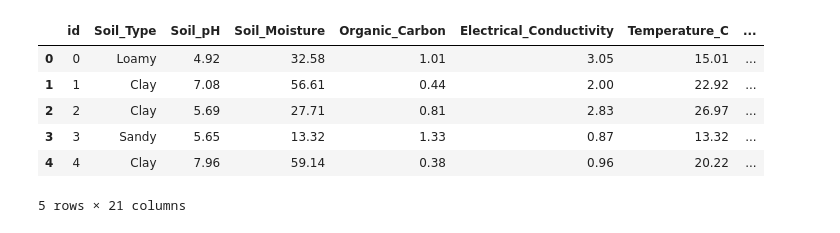
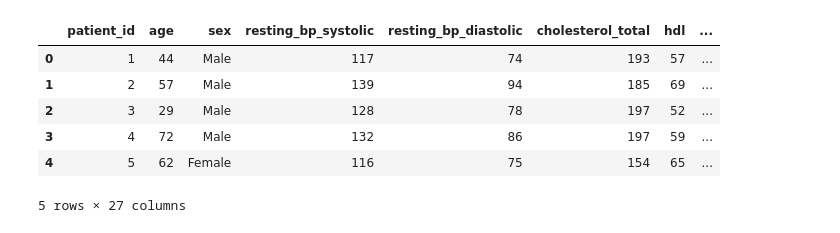
Before and after one commit to banti9021/KaggleNotebook, a Jupyter notebook: prediction-irrigation.ipynb, the cells around one changed output. Saved outputs shown, nothing was run; the diff lists cells and outputs as text; code cells hidden in the pictures.

Commit message:
Kaggle Notebook | HeartDiesese | Version 1

```diff
--- a/prediction-irrigation.ipynb
+++ b/prediction-irrigation.ipynb
@@ -41,10 +27,12 @@ test=pd.read_csv("/kaggle/input/competitions/playground-series-s6e4/test.csv")
+# %%
+df=pd.read_csv("/kaggle/input/datasets/uditjain13/heart-disease-risk-2026/heart_disease_risk_2026.csv")
 # %%
-train.head()
+df.head()
 # %% [output]
-|  | id | Soil_Type | Soil_pH | Soil_Moisture | Organic_Carbon | Electrical_Conductivity | Temperature_C | ... |
-| 0 | 0 | Loamy | 4.92 | 32.58 | 1.01 | 3.05 | 15.01 | ... |
-| 1 | 1 | Clay | 7.08 | 56.61 | 0.44 | 2.00 | 22.92 | ... |
-| 2 | 2 | Clay | 5.69 | 27.71 | 0.81 | 2.83 | 26.97 | ... |
-| 3 | 3 | Sandy | 5.65 | 13.32 | 1.33 | 0.87 | 13.32 | ... |
-| 4 | 4 | Clay | 7.96 | 59.14 | 0.38 | 0.96 | 20.22 | ... |
+|  | patient_id | age | sex | resting_bp_systolic | resting_bp_diastolic | cholesterol_total | hdl | ... |
+| 0 | 1 | 44 | Male | 117 | 74 | 193 | 57 | ... |
+| 1 | 2 | 57 | Male | 139 | 94 | 185 | 69 | ... |
+| 2 | 3 | 29 | Male | 128 | 78 | 197 | 52 | ... |
+| 3 | 4 | 72 | Male | 132 | 86 | 197 | 59 | ... |
+| 4 | 5 | 62 | Female | 116 | 75 | 154 | 65 | ... |
-5 rows × 21 columns
+5 rows × 27 columns
```
Also changed, not shown: parts of 30 cells of this notebook.
